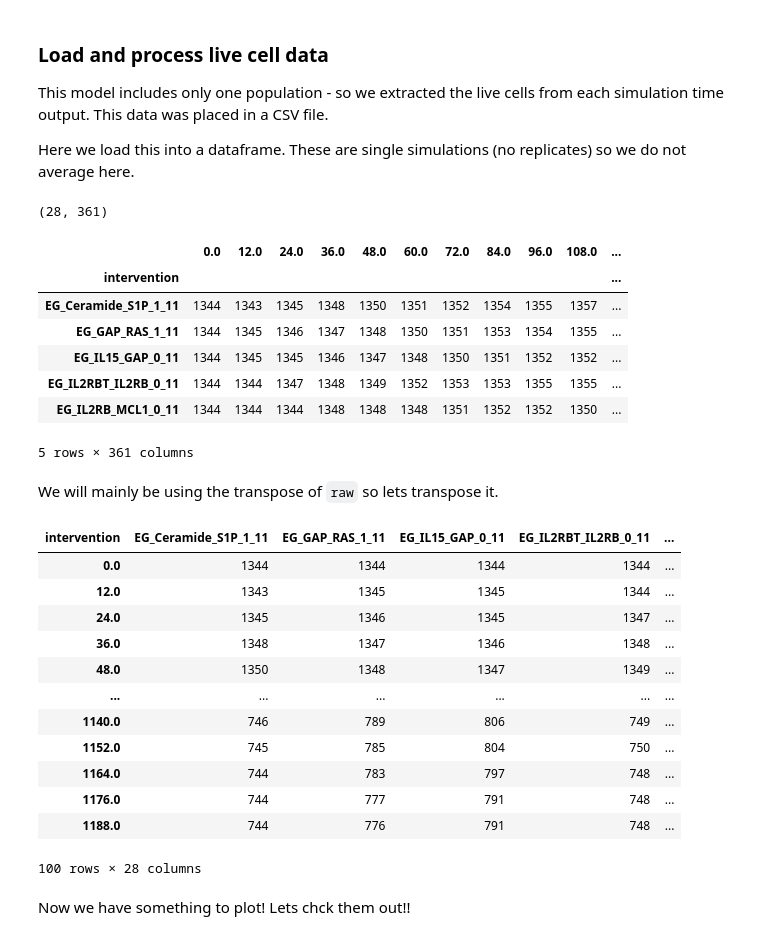
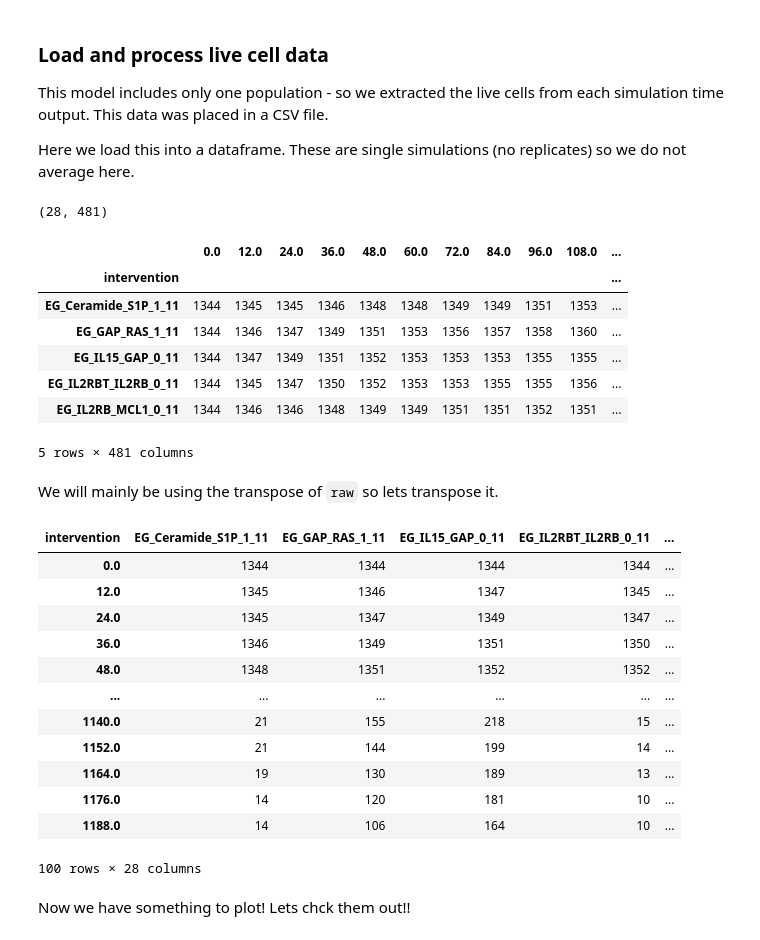
Before and after one commit to johnmetzcar/PhysiLab, a Jupyter notebook: scripts/Spatial Gradient-based Analysis.ipynb, the cells around one changed output. Cells and saved outputs as stored; diff of their text form; code cells hidden in the pictures.

```diff
--- a/scripts/Spatial Gradient-based Analysis.ipynb
+++ b/scripts/Spatial Gradient-based Analysis.ipynb
@@ -21,19 +21,19 @@ This model includes only one population - so we extracted the live cells from ea
 
 Here we load this into a dataframe. These are single simulations (no replicates) so we do not average here.
 # %%
-df_raw = pd.read_csv('../dataframes/aggregated_live_cells_spatial_model.csv', index_col=0)
+df_raw = pd.read_csv('../dataframes/aggregated_live_cells_spatial.csv', index_col=0)
 print(df_raw.shape)
 df_raw.head()
 # %% [output]
-(28, 361)
+(28, 481)
 |  | 0.0 | 12.0 | 24.0 | 36.0 | 48.0 | 60.0 | 72.0 | 84.0 | 96.0 | 108.0 | ... |
 | intervention |  |  |  |  |  |  |  |  |  |  | ... |
-| EG_Ceramide_S1P_1_11 | 1344 | 1343 | 1345 | 1348 | 1350 | 1351 | 1352 | 1354 | 1355 | 1357 | ... |
-| EG_GAP_RAS_1_11 | 1344 | 1345 | 1346 | 1347 | 1348 | 1350 | 1351 | 1353 | 1354 | 1355 | ... |
-| EG_IL15_GAP_0_11 | 1344 | 1345 | 1345 | 1346 | 1347 | 1348 | 1350 | 1351 | 1352 | 1352 | ... |
-| EG_IL2RBT_IL2RB_0_11 | 1344 | 1344 | 1347 | 1348 | 1349 | 1352 | 1353 | 1353 | 1355 | 1355 | ... |
-| EG_IL2RB_MCL1_0_11 | 1344 | 1344 | 1344 | 1348 | 1348 | 1348 | 1351 | 1352 | 1352 | 1350 | ... |
+| EG_Ceramide_S1P_1_11 | 1344 | 1345 | 1345 | 1346 | 1348 | 1348 | 1349 | 1349 | 1351 | 1353 | ... |
+| EG_GAP_RAS_1_11 | 1344 | 1346 | 1347 | 1349 | 1351 | 1353 | 1356 | 1357 | 1358 | 1360 | ... |
+| EG_IL15_GAP_0_11 | 1344 | 1347 | 1349 | 1351 | 1352 | 1353 | 1353 | 1353 | 1355 | 1355 | ... |
+| EG_IL2RBT_IL2RB_0_11 | 1344 | 1345 | 1347 | 1350 | 1352 | 1353 | 1353 | 1355 | 1355 | 1356 | ... |
+| EG_IL2RB_MCL1_0_11 | 1344 | 1346 | 1346 | 1348 | 1349 | 1349 | 1351 | 1351 | 1352 | 1351 | ... |
-5 rows × 361 columns
+5 rows × 481 columns
 # %% [markdown]
 We will mainly be using the transpose of `raw` so lets transpose it.
 # %%
@@ -42,16 +42,16 @@ df.head(100)
 # %% [output]
 | intervention | EG_Ceramide_S1P_1_11 | EG_GAP_RAS_1_11 | EG_IL15_GAP_0_11 | EG_IL2RBT_IL2RB_0_11 | ... |
 | 0.0 | 1344 | 1344 | 1344 | 1344 | ... |
-| 12.0 | 1343 | 1345 | 1345 | 1344 | ... |
-| 24.0 | 1345 | 1346 | 1345 | 1347 | ... |
-| 36.0 | 1348 | 1347 | 1346 | 1348 | ... |
-| 48.0 | 1350 | 1348 | 1347 | 1349 | ... |
+| 12.0 | 1345 | 1346 | 1347 | 1345 | ... |
+| 24.0 | 1345 | 1347 | 1349 | 1347 | ... |
+| 36.0 | 1346 | 1349 | 1351 | 1350 | ... |
+| 48.0 | 1348 | 1351 | 1352 | 1352 | ... |
 | ... | ... | ... | ... | ... | ... |
-| 1140.0 | 746 | 789 | 806 | 749 | ... |
-| 1152.0 | 745 | 785 | 804 | 750 | ... |
-| 1164.0 | 744 | 783 | 797 | 748 | ... |
-| 1176.0 | 744 | 777 | 791 | 748 | ... |
-| 1188.0 | 744 | 776 | 791 | 748 | ... |
+| 1140.0 | 21 | 155 | 218 | 15 | ... |
+| 1152.0 | 21 | 144 | 199 | 14 | ... |
+| 1164.0 | 19 | 130 | 189 | 13 | ... |
+| 1176.0 | 14 | 120 | 181 | 10 | ... |
+| 1188.0 | 14 | 106 | 164 | 10 | ... |
 100 rows × 28 columns
 # %% [markdown]
 Now we have something to plot! Lets chck them out!!
```
Also changed, not shown: parts of 11 cells of this notebook, 4 other files.
